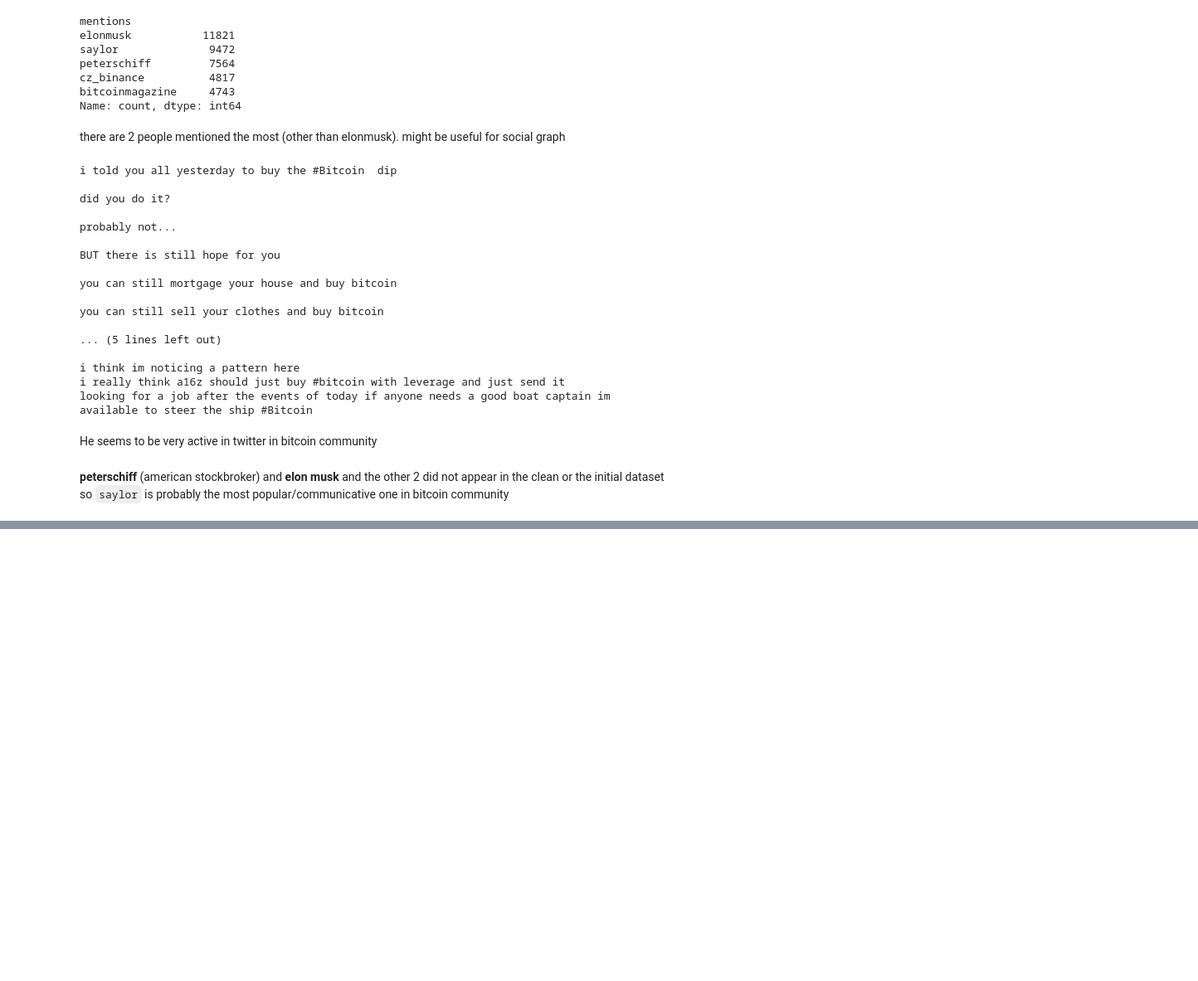
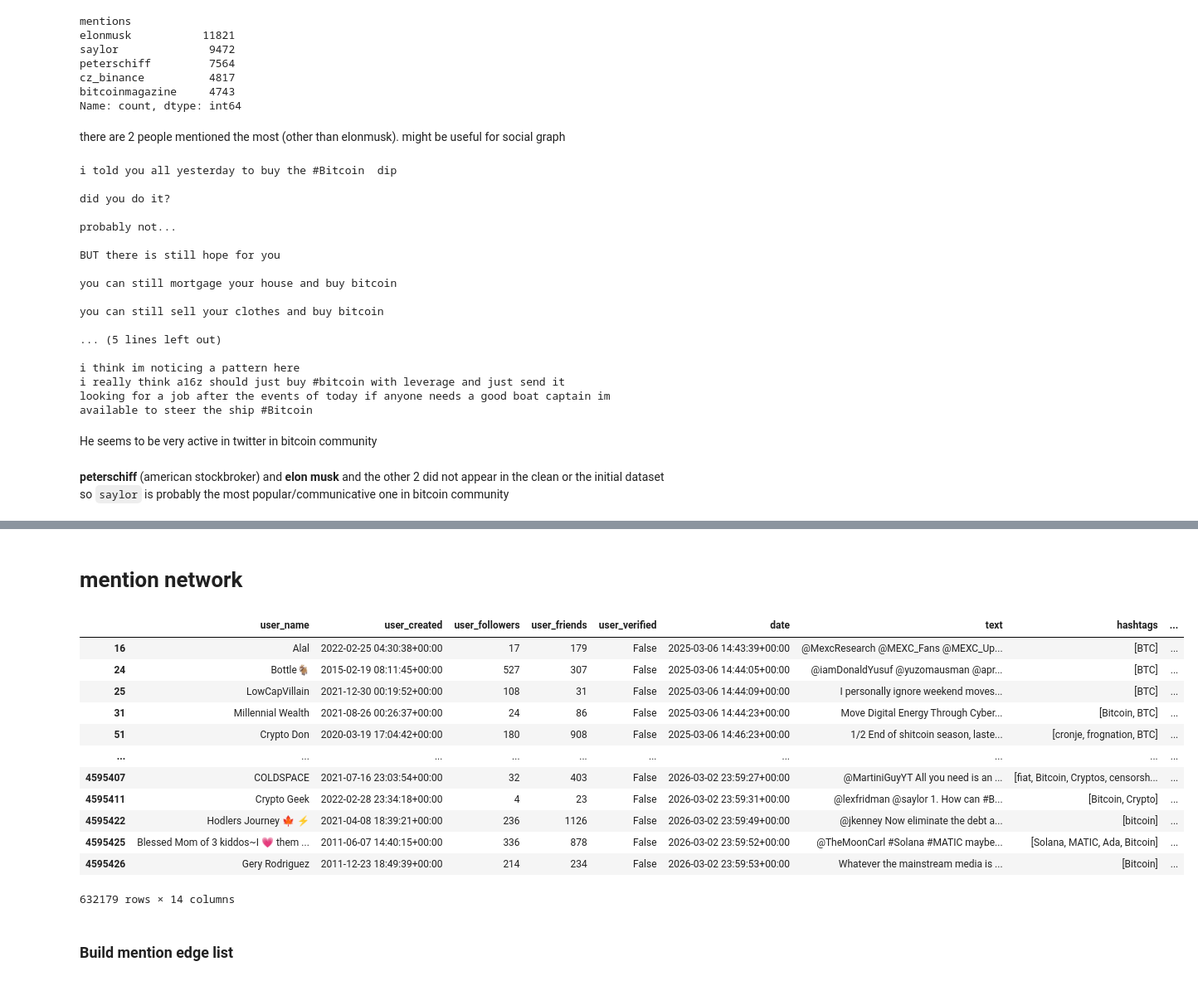
Before and after one commit to badyy8/Assignment_2_social_media_analysis, a Jupyter notebook: 01_data_network.ipynb, the cells around one changed output, grey strips where cells are left out. Shown at 83% size. Cells and saved outputs as stored; diff of their text form; code cells hidden in the pictures; blank space fills up the shorter version.

```diff
--- a/01_data_network.ipynb
+++ b/01_data_network.ipynb
@@ -224,0 +436,49 @@ Name: text, Length: 632179, dtype: object
+# %% [markdown]
+# mention network
+# %%
+# Remove tweets that are clearly coordinated mention spam
+# Signal: many mentions + very few followers + mentions contain exchange/project names
+
+EXCHANGE_ACCOUNTS = [
+    'mexc_fans', 'mexc_updates', 'mexcresearch', 'binance',
+    'kucoin', 'bybit_official', 'coinbase', 'okx'
+]
+
+def is_mention_spam(row):
+    mentions = row['mentions']
+    if isinstance(mentions, str):
+        import ast
+        try:
+            mentions = ast.literal_eval(mentions)
+        except:
+            return False
+
+    if not isinstance(mentions, list):
+        return False
+
+    # Flag if mentions contain known exchange accounts
+    has_exchange = any(m.lower() in EXCHANGE_ACCOUNTS for m in mentions)
+
+    # Flag if too many mentions from low follower account
+    too_many_mentions = len(mentions) >= 4 and row['user_followers'] < 100
+
+    return has_exchange or too_many_mentions
+
+df_mention = df[~df.apply(is_mention_spam, axis=1)]
+df_mention
+# %% [output]
+|  | user_name | user_created | user_followers | user_friends | user_verified | date | text | hashtags | ... |
+| 16 | Alal | 2022-02-25 04:30:38+00:00 | 17 | 179 | False | 2025-03-06 14:43:39+00:00 | @MexcResearch @MEXC_Fans @MEXC_Up... | [BTC] | ... |
+| 24 | Bottle🐐 | 2015-02-19 08:11:45+00:00 | 527 | 307 | False | 2025-03-06 14:44:05+00:00 | @iamDonaldYusuf @yuzomausman @apr... | [BTC] | ... |
+| 25 | LowCapVillain | 2021-12-30 00:19:52+00:00 | 108 | 31 | False | 2025-03-06 14:44:09+00:00 | I personally ignore weekend moves... | [BTC] | ... |
+| 31 | Millennial Wealth | 2021-08-26 00:26:37+00:00 | 24 | 86 | False | 2025-03-06 14:44:23+00:00 | Move Digital Energy Through Cyber... | [Bitcoin, BTC] | ... |
+| 51 | Crypto Don | 2020-03-19 17:04:42+00:00 | 180 | 908 | False | 2025-03-06 14:46:23+00:00 | 1/2 End of shitcoin season, laste... | [cronje, frognation, BTC] | ... |
+| ... | ... | ... | ... | ... | ... | ... | ... | ... | ... |
+| 4595407 | COLDSPACE | 2021-07-16 23:03:54+00:00 | 32 | 403 | False | 2026-03-02 23:59:27+00:00 | @MartiniGuyYT All you need is an ... | [fiat, Bitcoin, Cryptos, censorsh... | ... |
+| 4595411 | Crypto Geek | 2022-02-28 23:34:18+00:00 | 4 | 23 | False | 2026-03-02 23:59:31+00:00 | @lexfridman @saylor 1. How can #B... | [Bitcoin, Crypto] | ... |
+| 4595422 | Hodlers Journey 🍁 ⚡️ | 2021-04-08 18:39:21+00:00 | 236 | 1126 | False | 2026-03-02 23:59:49+00:00 | @jkenney Now eliminate the debt a... | [bitcoin] | ... |
+| 4595425 | Blessed Mom of 3 kiddos~I 💗 them ... | 2011-06-07 14:40:15+00:00 | 336 | 878 | False | 2026-03-02 23:59:52+00:00 | @TheMoonCarl #Solana #MATIC maybe... | [Solana, MATIC, Ada, Bitcoin] | ... |
+| 4595426 | Gery Rodriguez | 2011-12-23 18:49:39+00:00 | 214 | 234 | False | 2026-03-02 23:59:53+00:00 | Whatever the mainstream media is ... | [Bitcoin] | ... |
+632179 rows × 14 columns
+# %% [markdown]
+### Build mention edge list
```
Also changed, not shown: parts of 24 cells of this notebook.
